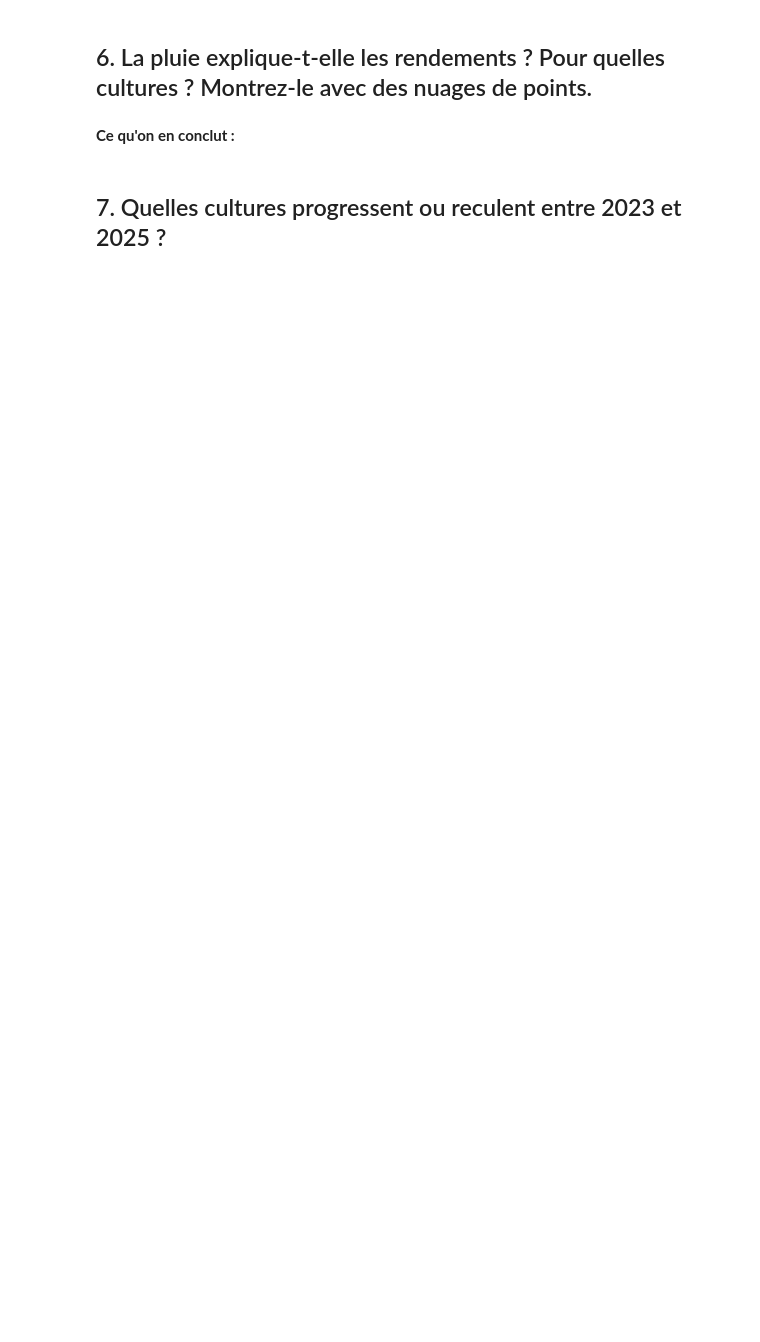
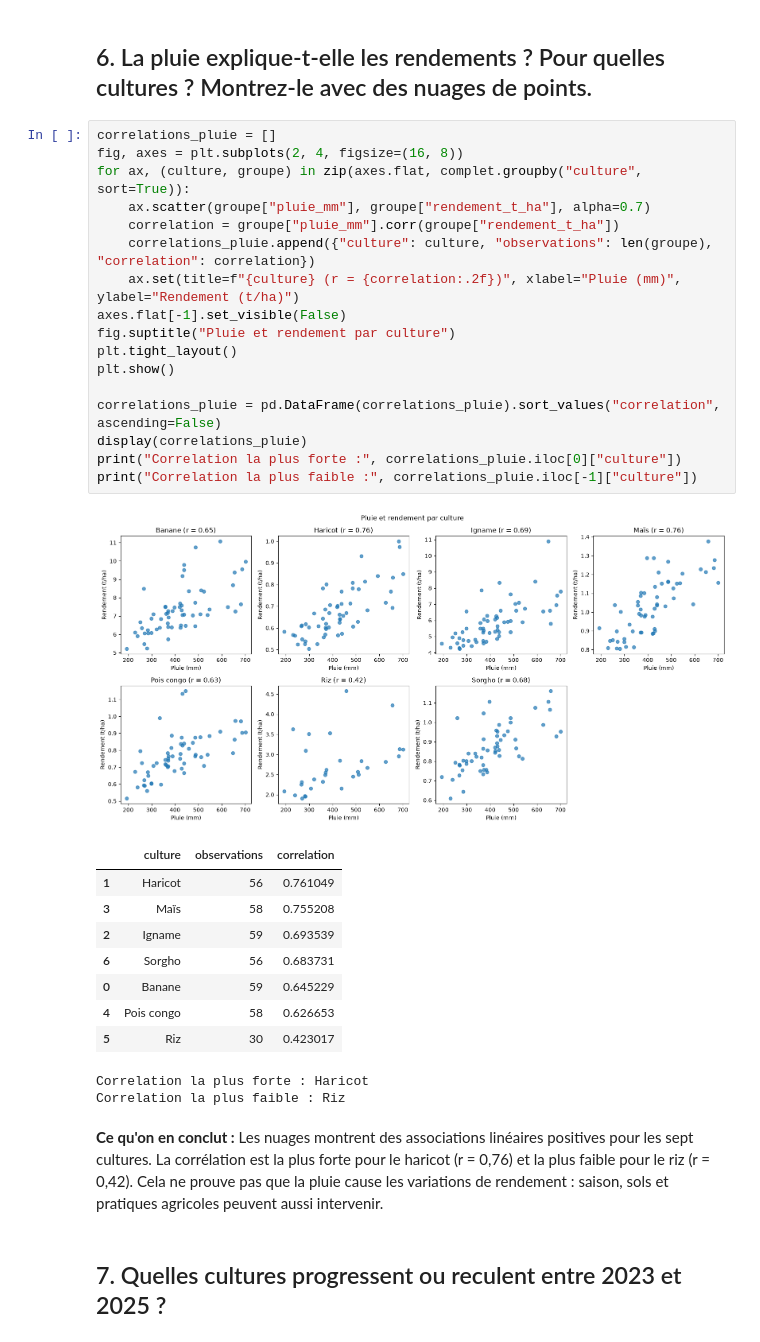
Before and after one commit to bien123ronaldo-oss/projet-data-recoltes, a Jupyter notebook: exploration.ipynb, the cells around one changed output. Cells and saved outputs as stored; diff of their text form; blank space fills up the shorter version.

```diff
--- a/exploration.ipynb
+++ b/exploration.ipynb
@@ -129,6 +350,35 @@ print(
 # %% [markdown]
 ## 6. La pluie explique-t-elle les rendements ? Pour quelles cultures ? Montrez-le avec des nuages de points.
+# %%
+correlations_pluie = []
+fig, axes = plt.subplots(2, 4, figsize=(16, 8))
+for ax, (culture, groupe) in zip(axes.flat, complet.groupby("culture", sort=True)):
+    ax.scatter(groupe["pluie_mm"], groupe["rendement_t_ha"], alpha=0.7)
+    correlation = groupe["pluie_mm"].corr(groupe["rendement_t_ha"])
+    correlations_pluie.append({"culture": culture, "observations": len(groupe), "correlation": correlation})
+    ax.set(title=f"{culture} (r = {correlation:.2f})", xlabel="Pluie (mm)", ylabel="Rendement (t/ha)")
+axes.flat[-1].set_visible(False)
+fig.suptitle("Pluie et rendement par culture")
+plt.tight_layout()
+plt.show()
+
+correlations_pluie = pd.DataFrame(correlations_pluie).sort_values("correlation", ascending=False)
+display(correlations_pluie)
+print("Correlation la plus forte :", correlations_pluie.iloc[0]["culture"])
+print("Correlation la plus faible :", correlations_pluie.iloc[-1]["culture"])
+# %% [output]
+[figure, added]
+|  | culture | observations | correlation |
+| 1 | Haricot | 56 | 0.761049 |
+| 3 | Maïs | 58 | 0.755208 |
+| 2 | Igname | 59 | 0.693539 |
+| 6 | Sorgho | 56 | 0.683731 |
+| 0 | Banane | 59 | 0.645229 |
+| 4 | Pois congo | 58 | 0.626653 |
+| 5 | Riz | 30 | 0.423017 |
+Correlation la plus forte : Haricot
+Correlation la plus faible : Riz
 # %% [markdown]
-**Ce qu'on en conclut :**
+**Ce qu'on en conclut :** Les nuages montrent des associations linéaires positives pour les sept cultures. La corrélation est la plus forte pour le haricot (r = 0,76) et la plus faible pour le riz (r = 0,42). Cela ne prouve pas que la pluie cause les variations de rendement : saison, sols et pratiques agricoles peuvent aussi intervenir.
 # %% [markdown]
 ## 7. Quelles cultures progressent ou reculent entre 2023 et 2025 ?
```
Also changed, not shown: parts of 15 cells of this notebook, 1 other file.
